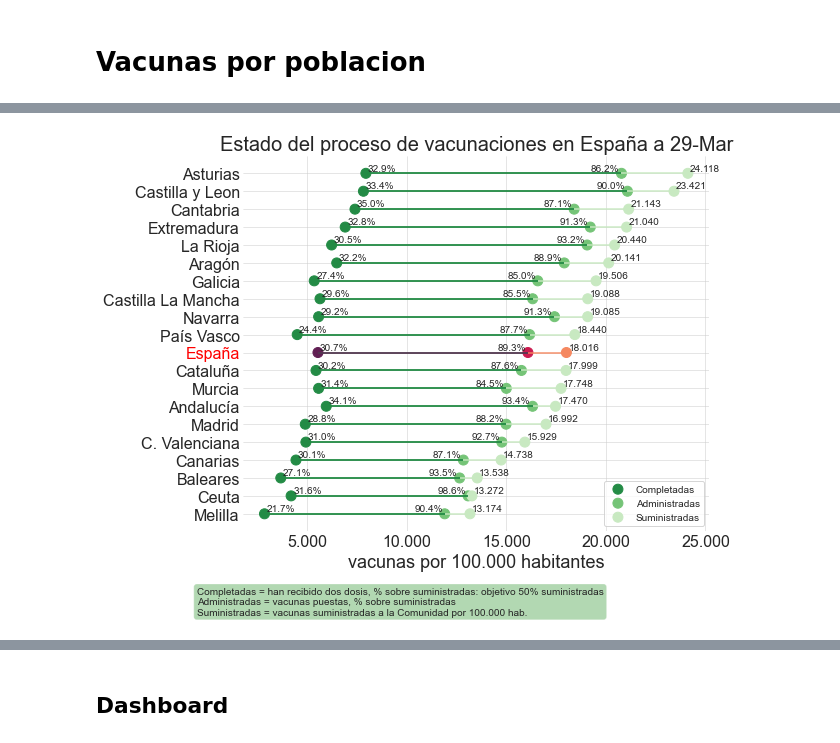
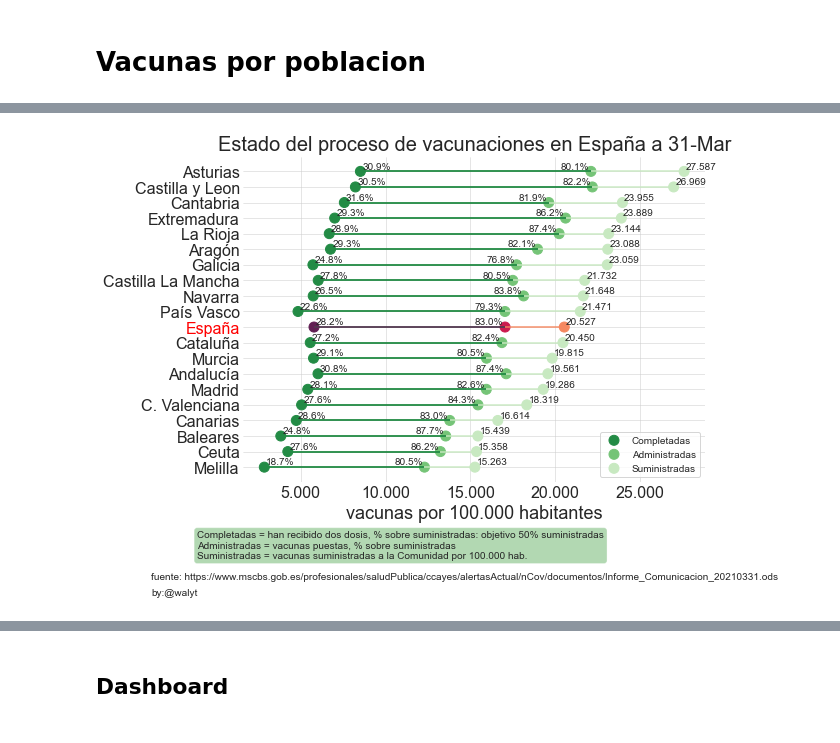
Before and after one commit to mharias/covid, a Jupyter notebook: vacunacion/code/Vacunas_graficos.ipynb, the cells around one changed output, grey strips where cells are left out. Cells and saved outputs as stored; diff of their text form; code cells hidden in the pictures.

Commit message:
actualizacion 31 marzo

```diff
--- a/vacunacion/code/Vacunas_graficos.ipynb
+++ b/vacunacion/code/Vacunas_graficos.ipynb
@@ -726,7 +726,8 @@ datos.loc[:,'poblacion'] = datos.apply(lambda x:comunidades[x['ccaa']],axis=1)
 datos.loc[:,'vacunas_poblacion'] = 100000*datos['Dosis entregadas']/datos['poblacion']
 datos.loc[:,'tasa_administradas'] = 100000*datos['Dosis administradas']/datos['poblacion']
 datos.loc[:,'pauta_poblacion'] = 100000*datos['Total pauta completada']/datos['poblacion']
-
+autor='@walyt'
+fuente ='fuente: https://www.mscbs.gob.es/profesionales/saludPublica/ccayes/alertasActual/nCov/documentos/Informe_Comunicacion_20210331.ods'
 poblacion_españa = datos['poblacion'].sum()
 administradas_españa = datos['Dosis administradas'].sum()
 entregadas_españa = datos['Dosis entregadas'].sum()
@@ -793,35 +794,37 @@ datos[datos['ccaa']=='']
 ax.get_yticklabels()[datos.index.get_loc(datos[datos['ccaa']=='España'].index.values[0])].set_color("red")
 
 
 ax.legend(loc=4)
 ax.yaxis.set_tick_params(labelsize=16,width=0,rotation=0,pad=0,color=c)
 ax.xaxis.set_tick_params(labelsize=16,width=0,rotation=0,pad=0)
 ax.xaxis.set_major_formatter(plt.FuncFormatter(lambda v,x:'{:,.0f}'.format(v).replace(',','.')))
 
 ax.set_title(title+' a {}'.format(today),fontsize=20)
+
 ax.set_xlabel('vacunas por 100.000 habitantes',fontsize=18)
 plt.yticks(my_range,datos['ccaa'])
 ax.grid(True,lw=.5)
 sns.despine(left=True, bottom=True)
 sns.despine(left=True, bottom=True)
 
 textstr = '\n'.join((
     'Completadas = han recibido dos dosis, % sobre suministradas: objetivo 50% suministradas',
      'Administradas = vacunas puestas, % sobre suministradas',
     'Suministradas = vacunas suministradas a la Comunidad por 100.000 hab.',
     ))
 
 # these are matplotlib.patch.Patch properties
 props = dict(boxstyle='round', facecolor='green', alpha=0.3)
 
 # place a text box in upper left in axes coords .65, .35
+ax.text(-.2,-.3,fuente,transform=ax.transAxes, fontsize=10,ha='left')
 ax.text(-.1, -.15, textstr, transform=ax.transAxes, fontsize=10,
         verticalalignment='top', bbox=props)
-
-
+ax.text(-.2,-.35,'by:'+autor, transform=ax.transAxes, fontsize=10)
+f.subplots_adjust(top=.9,bottom=.14,wspace=0.0,hspace=0.15)
 f.tight_layout()
 f.savefig(path_img+'suministrada_admin_pauta.png',dpi=144)
 # %% [output]
-[figure, old version]
+[figure, new version]
 # %%
 datos
```
Also changed, not shown: parts of 17 cells of this notebook, 48 other files.
